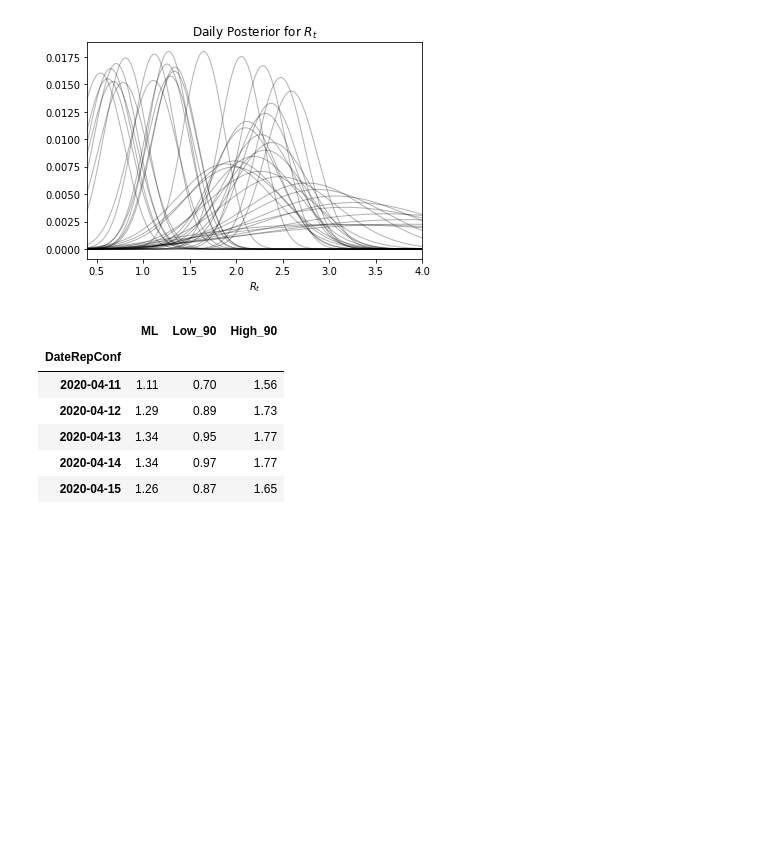
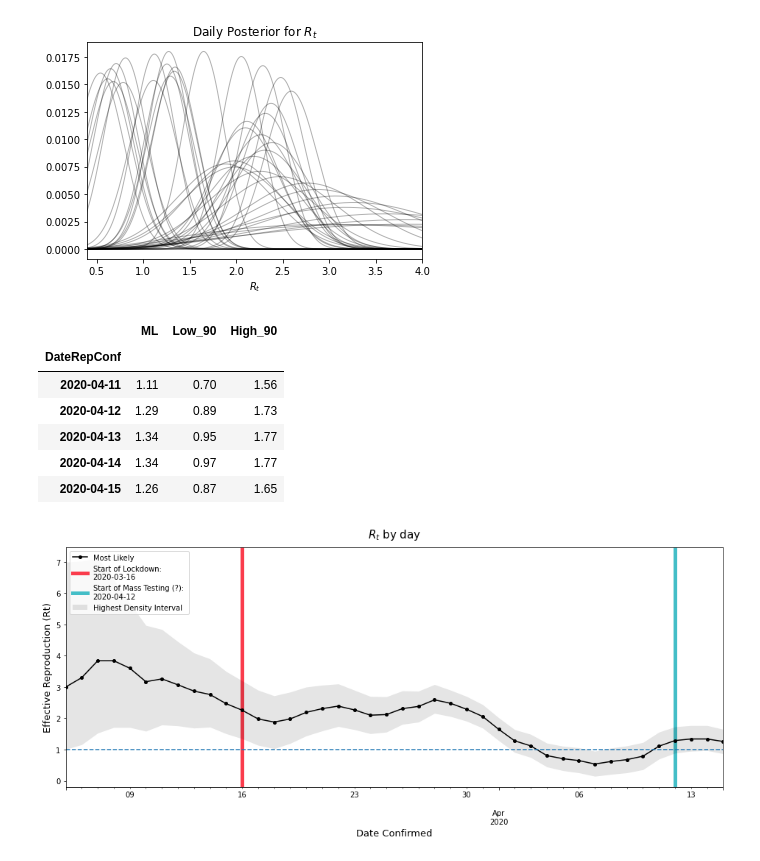
Before and after one commit to jtitusj/Covid19, a Jupyter notebook: notebooks/trend_tracker.ipynb, the cells around one changed output. Drawn from its saved outputs; the diff is of its cells as text; code cells hidden in the pictures; blank space fills up the shorter version.

```diff
--- a/notebooks/trend_tracker.ipynb
+++ b/notebooks/trend_tracker.ipynb
@@ -357,30 +365,33 @@ result.tail()
 fig, ax = plt.subplots(figsize=(16, 6))
 most_likely.plot(marker='o',
                  label='Most Likely',
 #                  title=f'$R_t$ by day',
                  c='k',
                  zorder=2,
                  markersize=4,
                  ax=ax)
 
 ax.fill_between(hdis.index,
                 hdis['Low_90'],
                 hdis['High_90'],
                 color='k',
                 zorder=1,
                 alpha=.1,
                 lw=0,
                 label='Highest Density Interval')
 
 ax.axhline(1, linestyle='--')
 ax.axvline(most_likely.index[11], linewidth=5,
            zorder=0, color='#fa3c4c',
            label=f'Start of Lockdown: \n{str(most_likely.index[11].date())}')
 
 ax.axvline(most_likely.index[38], linewidth=5,
            zorder=0, color='#44bec7',
            label=f'Start of Mass Testing (?): \n{str(most_likely.index[38].date())}')
 
 ax.set_xlabel('Date Confirmed', size=13)
+ax.set_ylabel('Effective Reproduction (Rt)', size=13)
 ax.set_title(f'$R_t$ by day', size=15, y=1.02)
 ax.legend();
+# %% [output]
+[figure, added]
```
Also changed, not shown: parts of 3 cells of this notebook.
